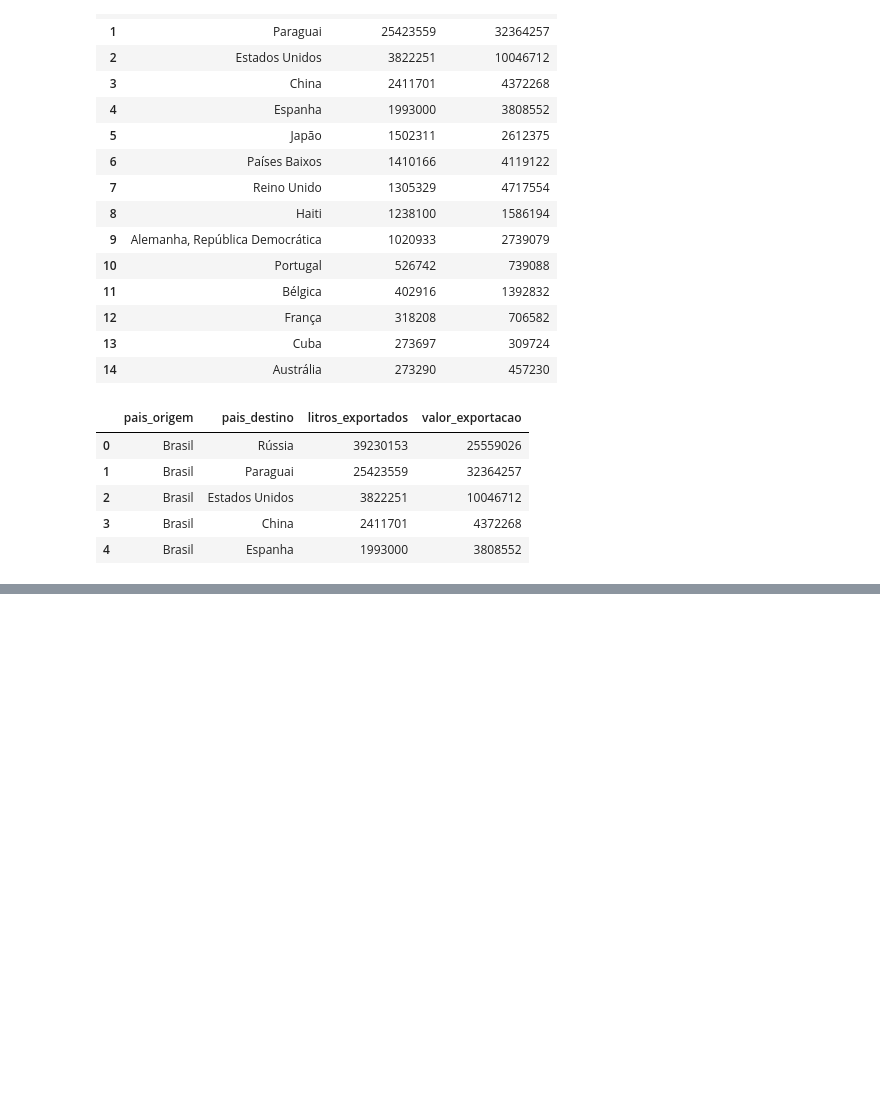
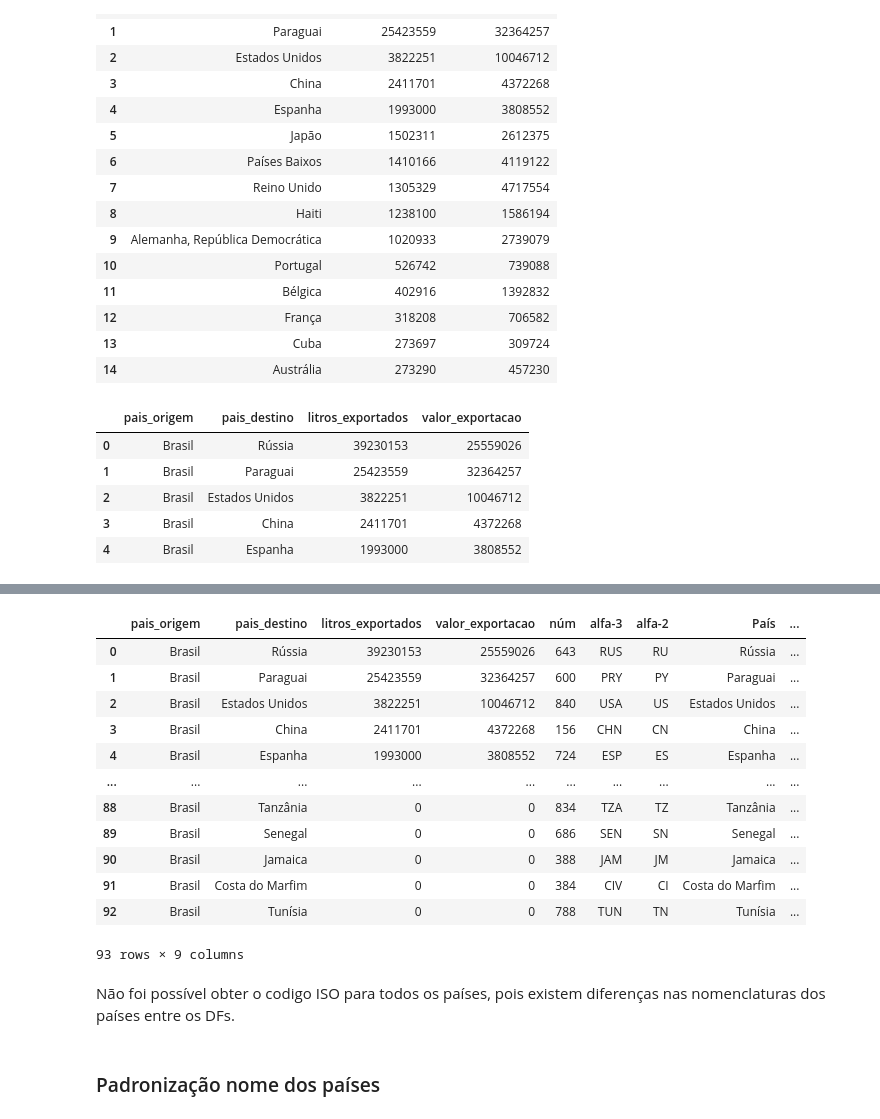
Before and after one commit to jackson-simionato/fase1_pos_tech_challenge_wine, a Jupyter notebook: fase 1 - tech challenge (vinhos).ipynb, the cells around one changed output, grey strips where cells are left out. Saved outputs shown, nothing was run; the diff lists cells and outputs as text; code cells hidden in the pictures; blank space fills up the shorter version.

```diff
--- a/fase 1 - tech challenge (vinhos).ipynb
+++ b/fase 1 - tech challenge (vinhos).ipynb
@@ -100,7 +103,7 @@ import seaborn as sns
 import matplotlib.pyplot as plt
 import numpy as np
 # %%
-wine_data = pd.read_csv('/content/drive/MyDrive/pos_alura_tech/fase_1/data/raw/fase1_tech_challenge/ExpVinho.csv', sep=';')
+wine_data = pd.read_csv('/content/drive/MyDrive/pos_alura_tech/fase_1/fase1_tech_challenge/data/raw/ExpVinho.csv', sep=';')
 wine_data.drop(columns=['Id'], inplace=True)
 wine_data.rename(columns={'País':'pais_destino'}, inplace=True)
 # %%
@@ -304,0 +358,3 @@ no changes added to commit (use "git add" and/or "git commit -a")
+# %%
+url_iso = 'https://pt.wikipedia.org/wiki/ISO_3166-1'
+pd_iso = pd.read_html(url_iso)
@@ -304,0 +366,3 @@ no changes added to commit (use "git add" and/or "git commit -a")
+# %%
+pd_iso = pd_iso[0]
+pd_iso.head()
@@ -304,0 +376,22 @@ no changes added to commit (use "git add" and/or "git commit -a")
+# %%
+wine_df_15_anos_iso = wine_df_15_anos.merge(pd_iso, left_on='pais_destino', right_on='País')
+# %%
+wine_df_15_anos_iso
+# %% [output]
+|  | pais_origem | pais_destino | litros_exportados | valor_exportacao | núm | alfa-3 | alfa-2 | País | ... |
+| 0 | Brasil | Rússia | 39230153 | 25559026 | 643 | RUS | RU | Rússia | ... |
+| 1 | Brasil | Paraguai | 25423559 | 32364257 | 600 | PRY | PY | Paraguai | ... |
+| 2 | Brasil | Estados Unidos | 3822251 | 10046712 | 840 | USA | US | Estados Unidos | ... |
+| 3 | Brasil | China | 2411701 | 4372268 | 156 | CHN | CN | China | ... |
+| 4 | Brasil | Espanha | 1993000 | 3808552 | 724 | ESP | ES | Espanha | ... |
+| ... | ... | ... | ... | ... | ... | ... | ... | ... | ... |
+| 88 | Brasil | Tanzânia | 0 | 0 | 834 | TZA | TZ | Tanzânia | ... |
+| 89 | Brasil | Senegal | 0 | 0 | 686 | SEN | SN | Senegal | ... |
+| 90 | Brasil | Jamaica | 0 | 0 | 388 | JAM | JM | Jamaica | ... |
+| 91 | Brasil | Costa do Marfim | 0 | 0 | 384 | CIV | CI | Costa do Marfim | ... |
+| 92 | Brasil | Tunísia | 0 | 0 | 788 | TUN | TN | Tunísia | ... |
+93 rows × 9 columns
+# %% [markdown]
+Não foi possível obter o codigo ISO para todos os países, pois existem diferenças nas nomenclaturas dos países entre os DFs.
+# %% [markdown]
+### Padronização nome dos países
```
Also changed, not shown: parts of 57 cells of this notebook.
